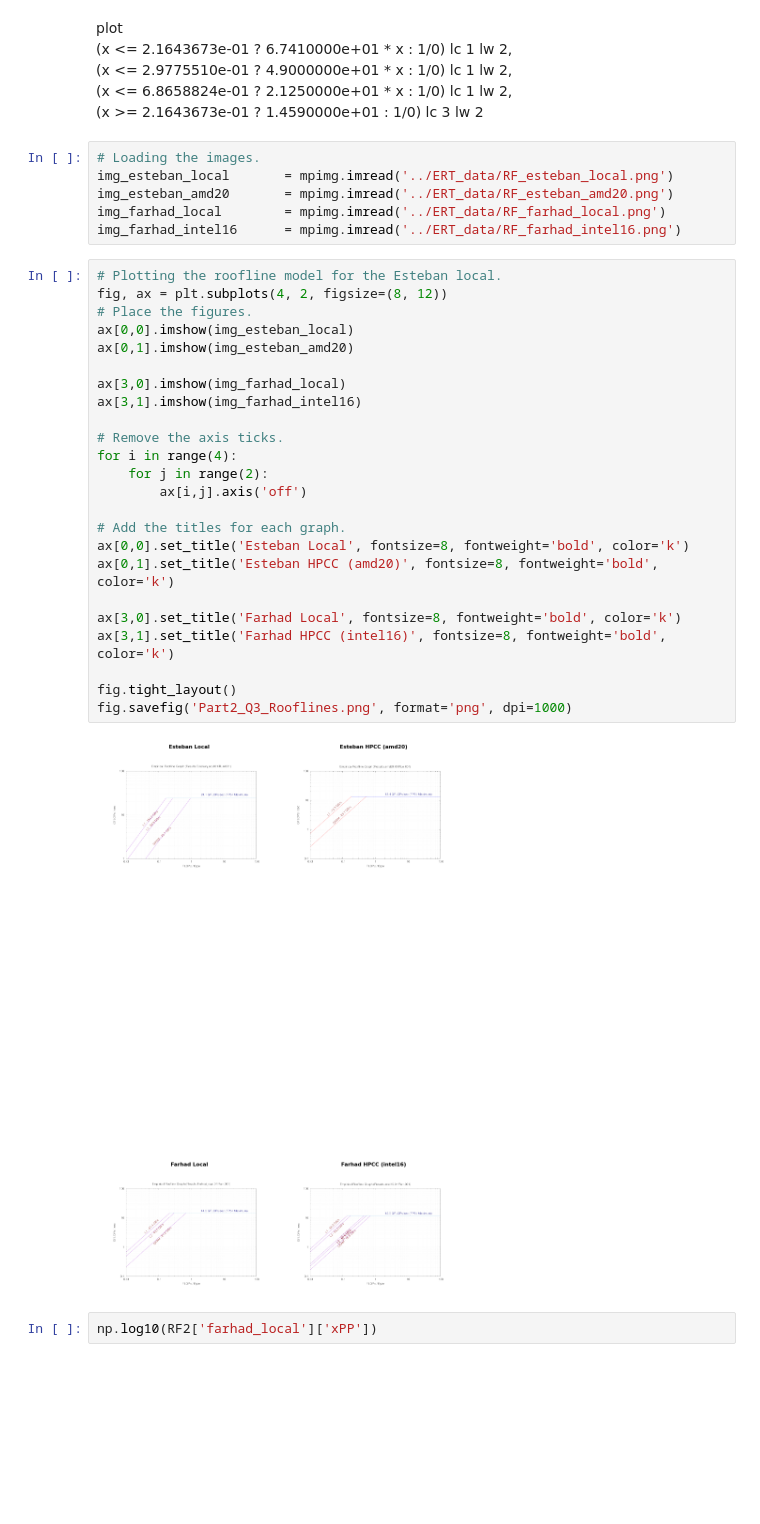
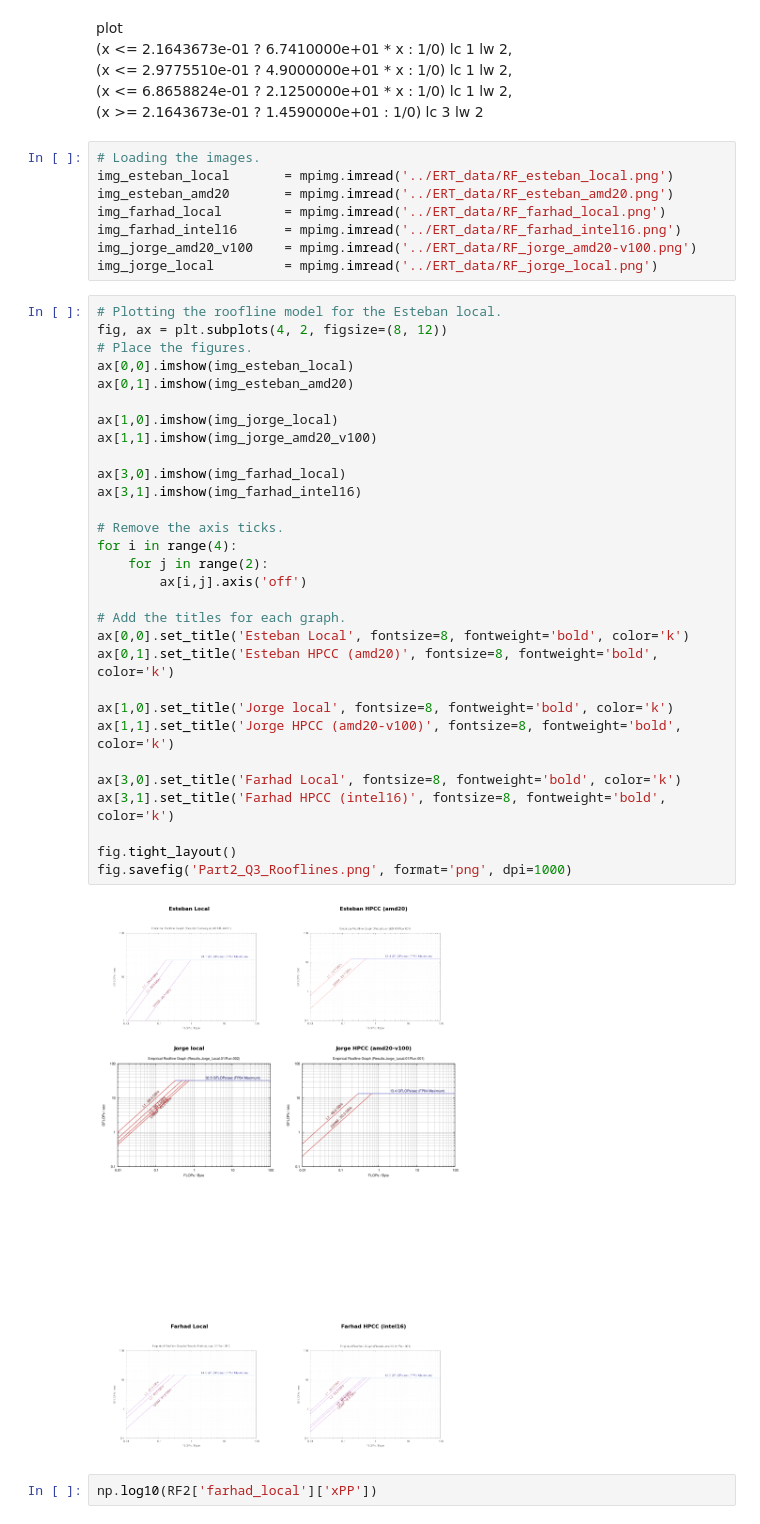
Before and after one commit to cmse822/project-1-team-2, a Jupyter notebook: analysis/analysis.ipynb, the cells around one changed output. Saved outputs shown, nothing was run; the diff lists cells and outputs as text; blank space fills up the shorter version.

Commit message:
Updated plotting

```diff
--- a/analysis/analysis.ipynb
+++ b/analysis/analysis.ipynb
@@ -186,32 +196,40 @@ img_esteban_local       = mpimg.imread('../ERT_data/RF_esteban_local.png')
 img_esteban_amd20       = mpimg.imread('../ERT_data/RF_esteban_amd20.png')
 img_farhad_local        = mpimg.imread('../ERT_data/RF_farhad_local.png')
 img_farhad_intel16      = mpimg.imread('../ERT_data/RF_farhad_intel16.png')
+img_jorge_amd20_v100    = mpimg.imread('../ERT_data/RF_jorge_amd20-v100.png')
+img_jorge_local         = mpimg.imread('../ERT_data/RF_jorge_local.png')
 # %%
 # Plotting the roofline model for the Esteban local.
 fig, ax = plt.subplots(4, 2, figsize=(8, 12))
 # Place the figures.
 ax[0,0].imshow(img_esteban_local)
 ax[0,1].imshow(img_esteban_amd20)
+
+ax[1,0].imshow(img_jorge_local)
+ax[1,1].imshow(img_jorge_amd20_v100)
 
 ax[3,0].imshow(img_farhad_local)
 ax[3,1].imshow(img_farhad_intel16)
 
 # Remove the axis ticks.
 for i in range(4):
     for j in range(2):
         ax[i,j].axis('off')
 
 # Add the titles for each graph.
 ax[0,0].set_title('Esteban Local', fontsize=8, fontweight='bold', color='k')
 ax[0,1].set_title('Esteban HPCC (amd20)', fontsize=8, fontweight='bold', color='k')
 
+ax[1,0].set_title('Jorge local', fontsize=8, fontweight='bold', color='k')
+ax[1,1].set_title('Jorge HPCC (amd20-v100)', fontsize=8, fontweight='bold', color='k')
+
 ax[3,0].set_title('Farhad Local', fontsize=8, fontweight='bold', color='k')
 ax[3,1].set_title('Farhad HPCC (intel16)', fontsize=8, fontweight='bold', color='k')
 
 fig.tight_layout()
 fig.savefig('Part2_Q3_Rooflines.png', format='png', dpi=1000)
 # %% [output]
-[figure, old version]
+[figure, new version]
 # %%
 np.log10(RF2['farhad_local']['xPP'])
 # %% [output]
```
Also changed, not shown: parts of 2 cells of this notebook, 1 other file.
